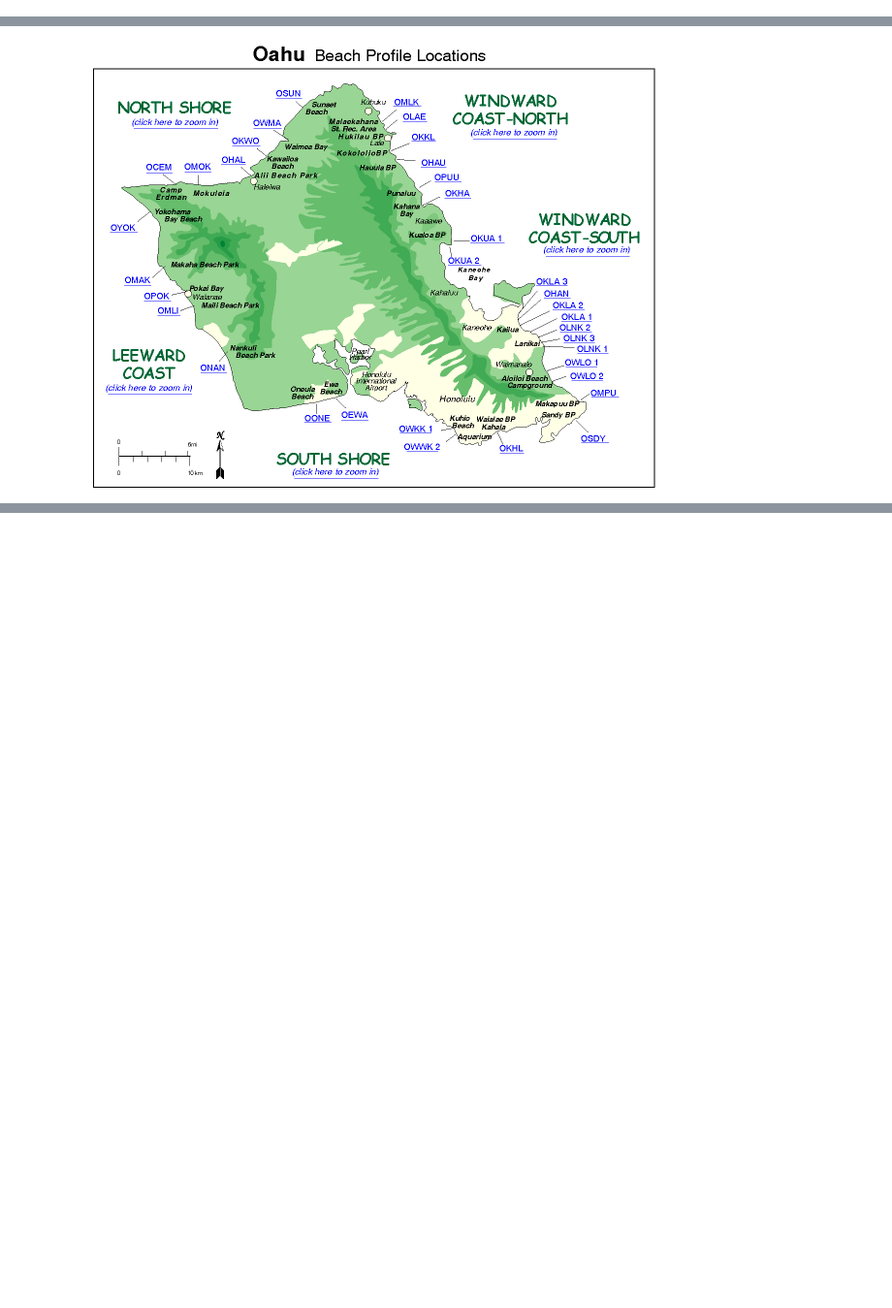
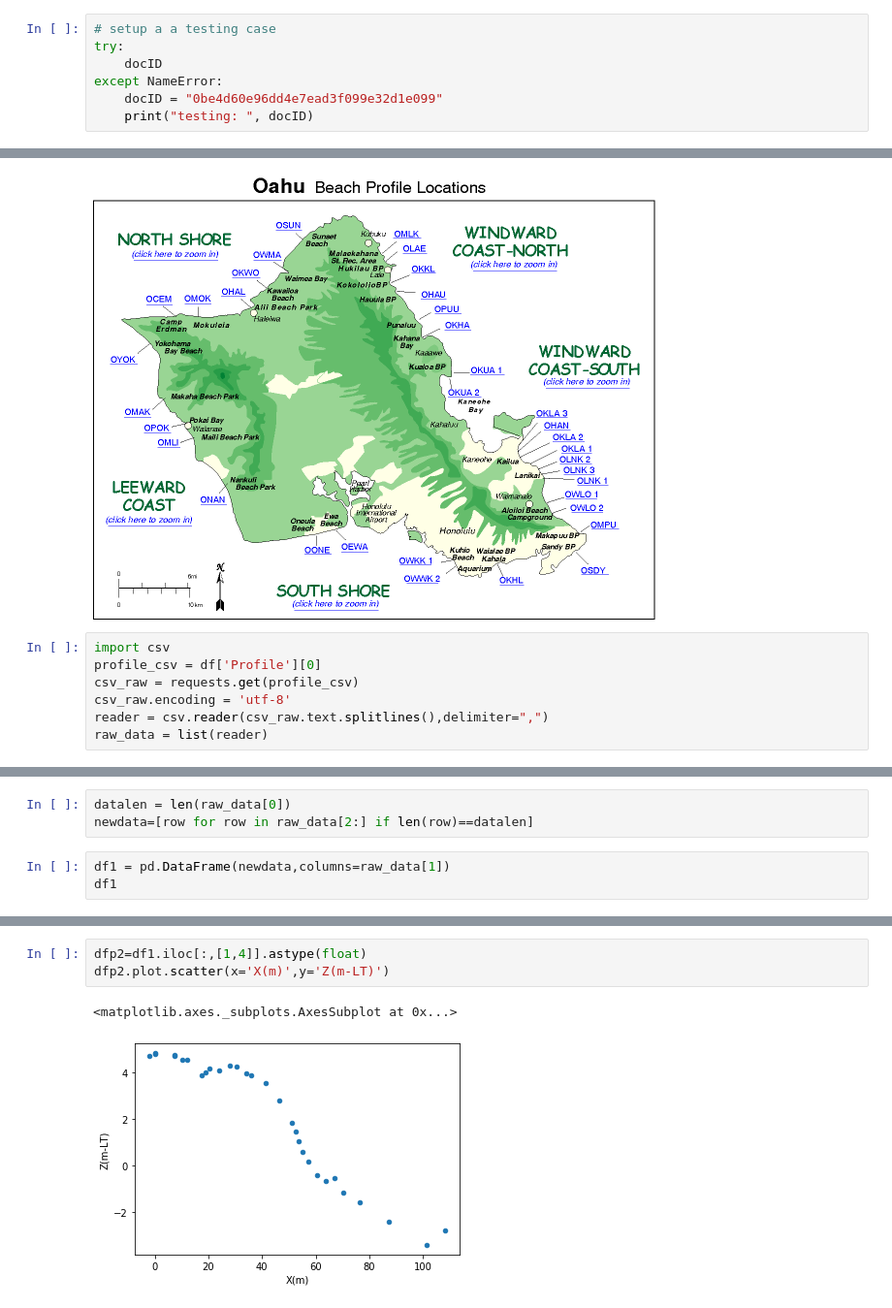
Before and after one commit to webgisdeveloper/ddstudio_toolbox, a Jupyter notebook: operations/hviews/Beach_profile_explorer.ipynb, the cells around one changed output, grey strips where cells are left out. Shown: that part at 97% size. Cells and saved outputs as stored; diff of their text form; blank space fills up the shorter version.

Commit message:
plot a sample profile

```diff
--- a/operations/hviews/Beach_profile_explorer.ipynb
+++ b/operations/hviews/Beach_profile_explorer.ipynb
@@ -14,3 +20,10 @@ docID = "0be4d60e96dd4e7ead3f099e32d1e099"
+# %%
+# setup a a testing case
+try:
+    docID
+except NameError:
+    docID = "0be4d60e96dd4e7ead3f099e32d1e099"
+    print("testing: ", docID)
 # %%
 import pandas as pd
 import numpy as np
@@ -84,3 +97,10 @@ index_map_img_url = os.path.dirname(index_url) + "/" + matched.group(0)
 Image(index_map_img_url)
 # %% [output]
 [figure]
+# %%
+import csv
+profile_csv = df['Profile'][0]
+csv_raw = requests.get(profile_csv)
+csv_raw.encoding = 'utf-8'
+reader = csv.reader(csv_raw.text.splitlines(),delimiter=",")
+raw_data = list(reader)
@@ -86,0 +116,6 @@ Image(index_map_img_url)
+# %%
+datalen = len(raw_data[0])
+newdata=[row for row in raw_data[2:] if len(row)==datalen]
+# %%
+df1 = pd.DataFrame(newdata,columns=raw_data[1])
+df1
@@ -86,0 +141,6 @@ Image(index_map_img_url)
+# %%
+dfp2=df1.iloc[:,[1,4]].astype(float)
+dfp2.plot.scatter(x='X(m)',y='Z(m-LT)')
+# %% [output]
+<matplotlib.axes._subplots.AxesSubplot at 0x...>
+[figure, added]
```
Also changed, not shown: parts of 4 cells of this notebook.
